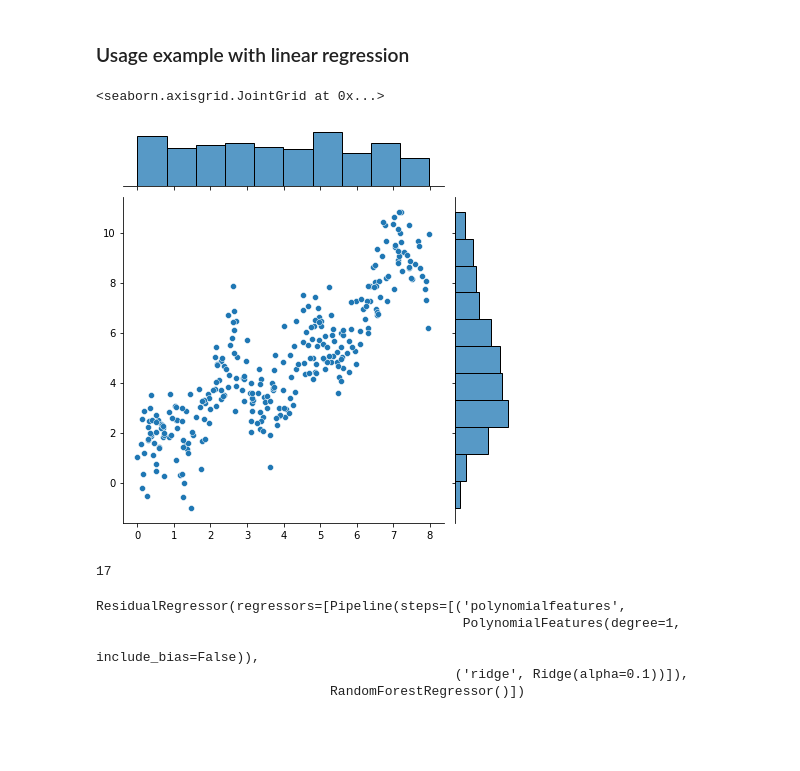
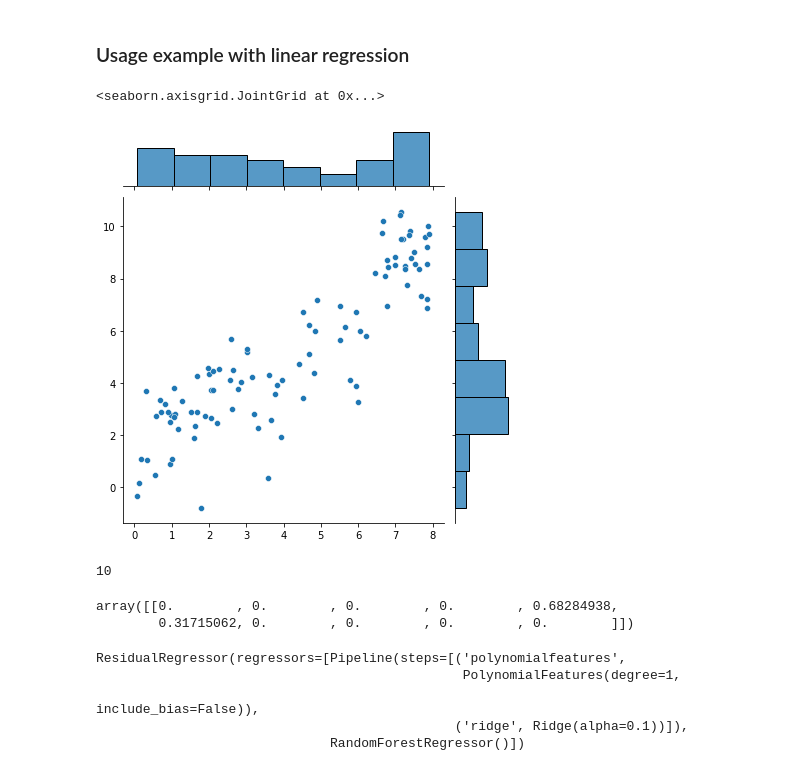
Before and after one commit to AlanGanem/replan, a Jupyter notebook: notebooks_dev/replan.ipynb, the cells around one changed output. Cells and saved outputs as stored; diff of their text form; code cells hidden in the pictures; blank space fills up the shorter version.

```diff
--- a/notebooks_dev/replan.ipynb
+++ b/notebooks_dev/replan.ipynb
@@ -873,25 +875,25 @@ Text(27.125, 0.5, 'inverted Xt_test values')
 ### Usage example with linear regression
 # %%
 xfunc = lambda x: np.sin(x/3) + np.sin(x) + np.sin(3*x) + x
-lendata = 300
+lendata = 100
 noise_ratio = 1
 xrange = 8
 extrapolation_factor = 0.2
 
 X = xrange*np.random.random(lendata).reshape(-1,1)
 X_test = xrange*(np.random.random(lendata).reshape(-1,1)*(1+2*extrapolation_factor) - extrapolation_factor)
 
 y = xfunc(X) + noise_ratio*np.random.randn(X.shape[0], 1)
 #true signal without noise in test
 y_test = xfunc(X_test) + noise_ratio*np.random.randn(X_test.shape[0], 1)
 y_test_denoised = xfunc(X_test)
 #X[np.random.choice(np.arange(X.shape[0]), 200)] = np.nan
 #X_test[np.random.choice(np.arange(X_test.shape[0]), 200)] = np.nan
 
 sns.jointplot(X.flatten(),y.flatten())
 # %% [output]
 <seaborn.axisgrid.JointGrid at 0x...>
-[figure, old version]
+[figure, new version]
 # %%
 from sklearn.ensemble import RandomForestRegressor
 from sklearn.preprocessing import PolynomialFeatures
@@ -900,7 +902,7 @@ poly_degree = 1
 polynomial_transformer = PolynomialFeatures(degree = poly_degree, interaction_only = False, include_bias = False,)
 
 #TODO heuristic for nbins max(4, min(1000, X.shape[0]**(1/2)))
-nbins =int(max(4, min(10000, int(np.sqrt(X.shape[0])))))
+nbins =int(max(4, min(10000, int(np.power(X.shape[0],0.5)))))
 #nbins =int(max(4, min(10000, X.shape[0]//30)))
 print(nbins)
 encoder = RobustKBinsDiscretizer(
@@ -908,7 +910,8 @@ encoder = RobustKBinsDiscretizer(
     encode = 'fuzzy',
     strategy = 'quantile',
     handle_nan = 'ignore',
-    fuzzy_alpha= 2
+    fuzzy_alpha=1,
+    fuzzy_jump_threshold = 0.0
 )
 
 linear_regressor = Ridge(alpha = 0.1,fit_intercept = True, positive = False)
@@ -929,7 +932,12 @@ linear_estimator = ResidualRegressor(
     residual_split_fraction = None
 )
 # %% [output]
-17
+10
+# %%
+encoder.fit_transform(X)[2].A
+# %% [output]
+array([[0.        , 0.        , 0.        , 0.        , 0.68284938,
+        0.31715062, 0.        , 0.        , 0.        , 0.        ]])
 # %%
 linear_estimator.fit(X,y)
 forest.fit(X,y)
```
Also changed, not shown: parts of 11 cells of this notebook.
